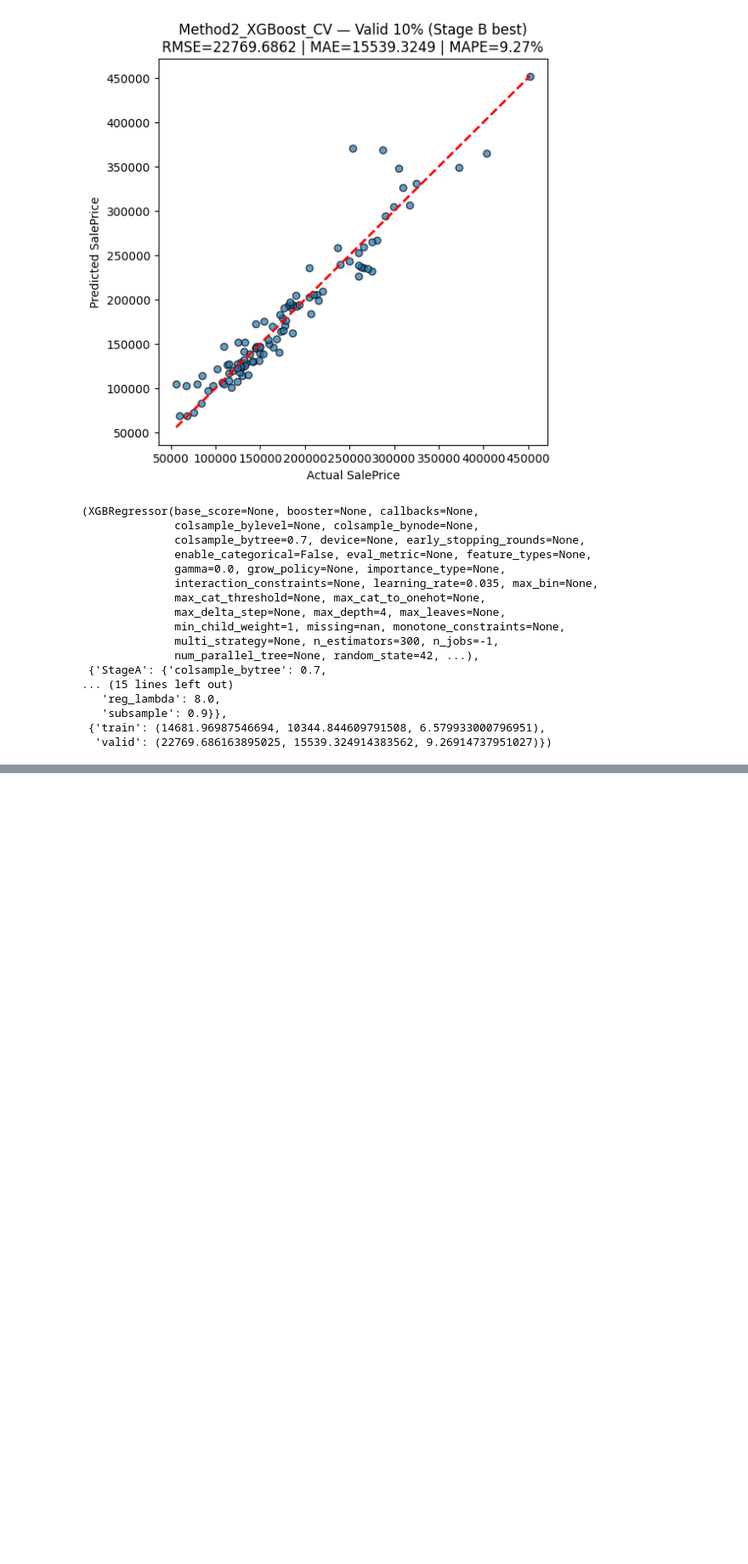
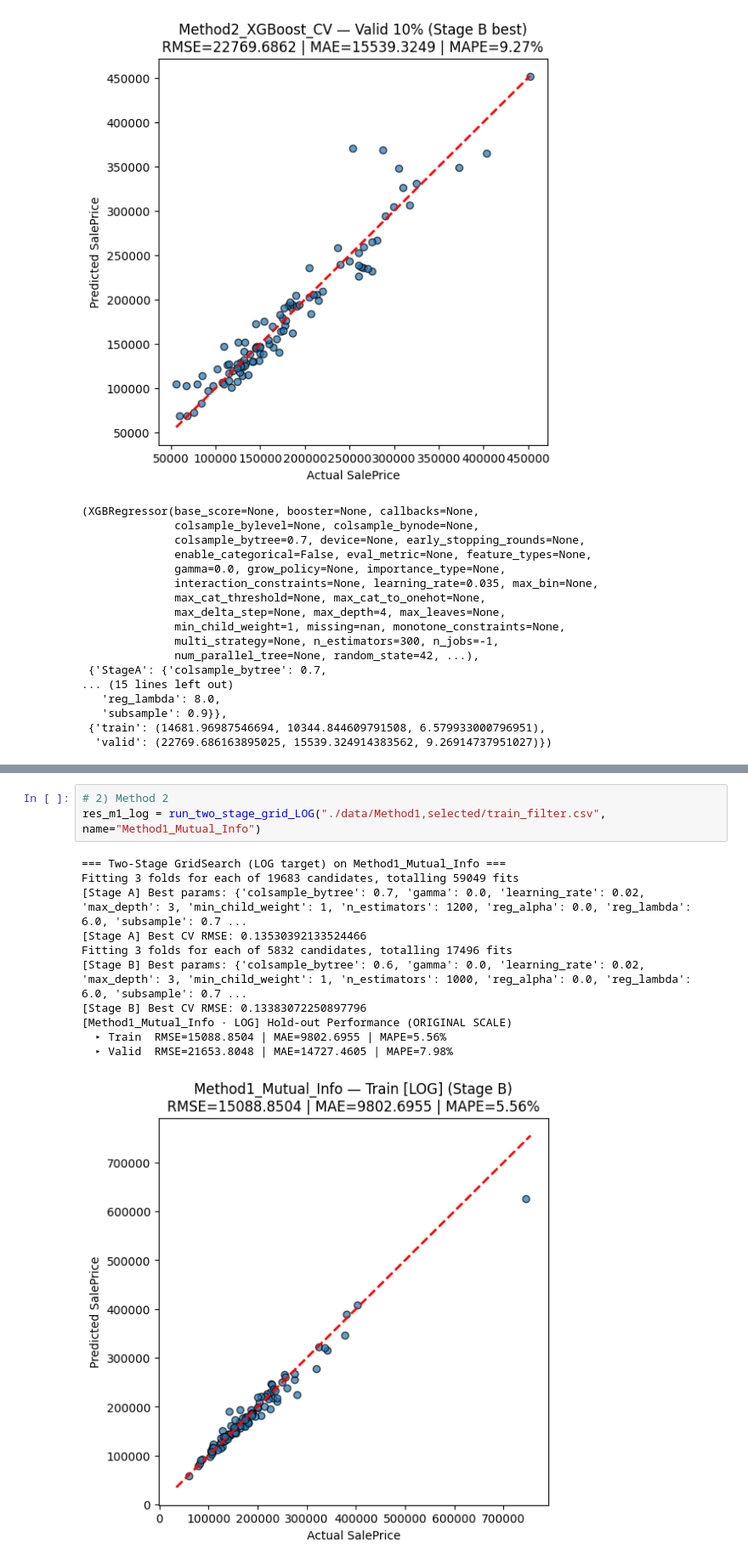
Before and after one commit to ivanho0908/House-Price-Prediction, a Jupyter notebook: data/House-Price-Prediction-main/models.ipynb, the cells around one changed output, grey strips where cells are left out. Shown at 85% size. Drawn from its saved outputs; the diff is of its cells as text; blank space fills up the shorter version.

```diff
--- a/data/House-Price-Prediction-main/models.ipynb
+++ b/data/House-Price-Prediction-main/models.ipynb
@@ -566,0 +816,15 @@ Fitting 3 folds for each of 3888 candidates, totalling 11664 fits
+# %%
+# 2) Method 2
+res_m1_log = run_two_stage_grid_LOG("./data/Method1,selected/train_filter.csv", name="Method1_Mutual_Info")
+# %% [output]
+=== Two-Stage GridSearch (LOG target) on Method1_Mutual_Info ===
+Fitting 3 folds for each of 19683 candidates, totalling 59049 fits
+[Stage A] Best params: {'colsample_bytree': 0.7, 'gamma': 0.0, 'learning_rate': 0.02, 'max_depth': 3, 'min_child_weight': 1, 'n_estimators': 1200, 'reg_alpha': 0.0, 'reg_lambda': 6.0, 'subsample': 0.7 ...
+[Stage A] Best CV RMSE: 0.13530392133524466
+Fitting 3 folds for each of 5832 candidates, totalling 17496 fits
+[Stage B] Best params: {'colsample_bytree': 0.6, 'gamma': 0.0, 'learning_rate': 0.02, 'max_depth': 3, 'min_child_weight': 1, 'n_estimators': 1000, 'reg_alpha': 0.0, 'reg_lambda': 6.0, 'subsample': 0.7 ...
+[Stage B] Best CV RMSE: 0.13383072250897796
+[Method1_Mutual_Info · LOG] Hold-out Performance (ORIGINAL SCALE)
+  ▸ Train  RMSE=15088.8504 | MAE=9802.6955 | MAPE=5.56%
+  ▸ Valid  RMSE=21653.8048 | MAE=14727.4605 | MAPE=7.98%
+[figure, added]
```
Also changed, not shown: parts of 9 cells of this notebook.
